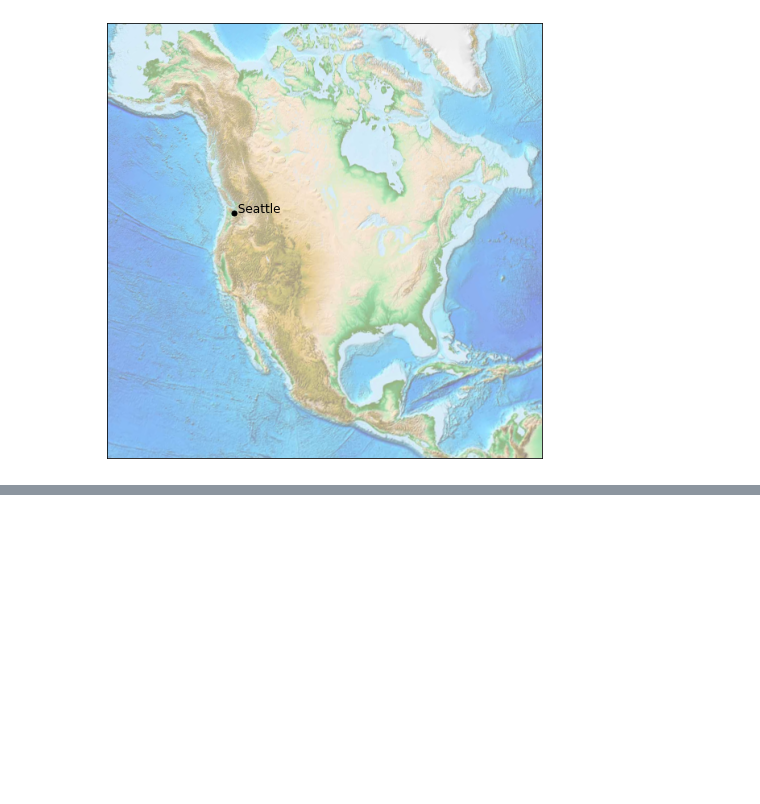
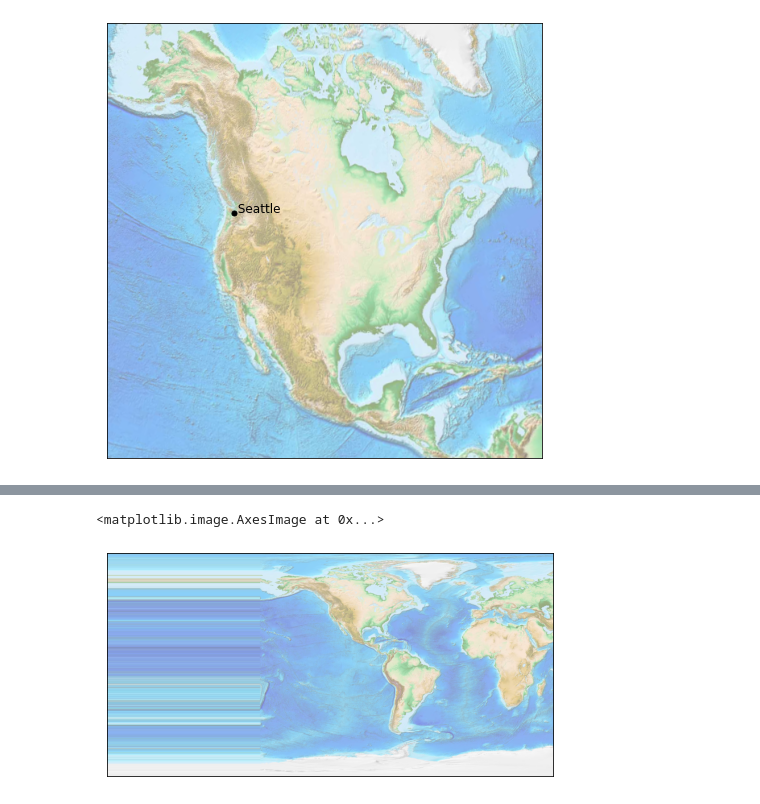
Before and after one commit to AtmaMani/atmamani.github.io, a Jupyter notebook: cheatsheets/matplotlib/matplotlib_geo/index.ipynb, the cells around one changed output, grey strips where cells are left out. Saved outputs shown, nothing was run; the diff lists cells and outputs as text; code cells hidden in the pictures; blank space fills up the shorter version.

```diff
--- a/cheatsheets/matplotlib/matplotlib_geo/index.ipynb
+++ b/cheatsheets/matplotlib/matplotlib_geo/index.ipynb
@@ -34,0 +106,8 @@ Clipping input data to the valid range for imshow with RGB data ([0..1] for floa
+# %%
+fig = plt.figure(figsize=(8, 8))
+m3 = Basemap(projection='cyl', resolution=None,
+            lat_0=47, lon_0=-123,)
+m3.etopo(scale=1, alpha=0.5)
+# %% [output]
+<matplotlib.image.AxesImage at 0x...>
+[figure, added]
```
Also changed, not shown: parts of 16 cells of this notebook, 3 other files.
